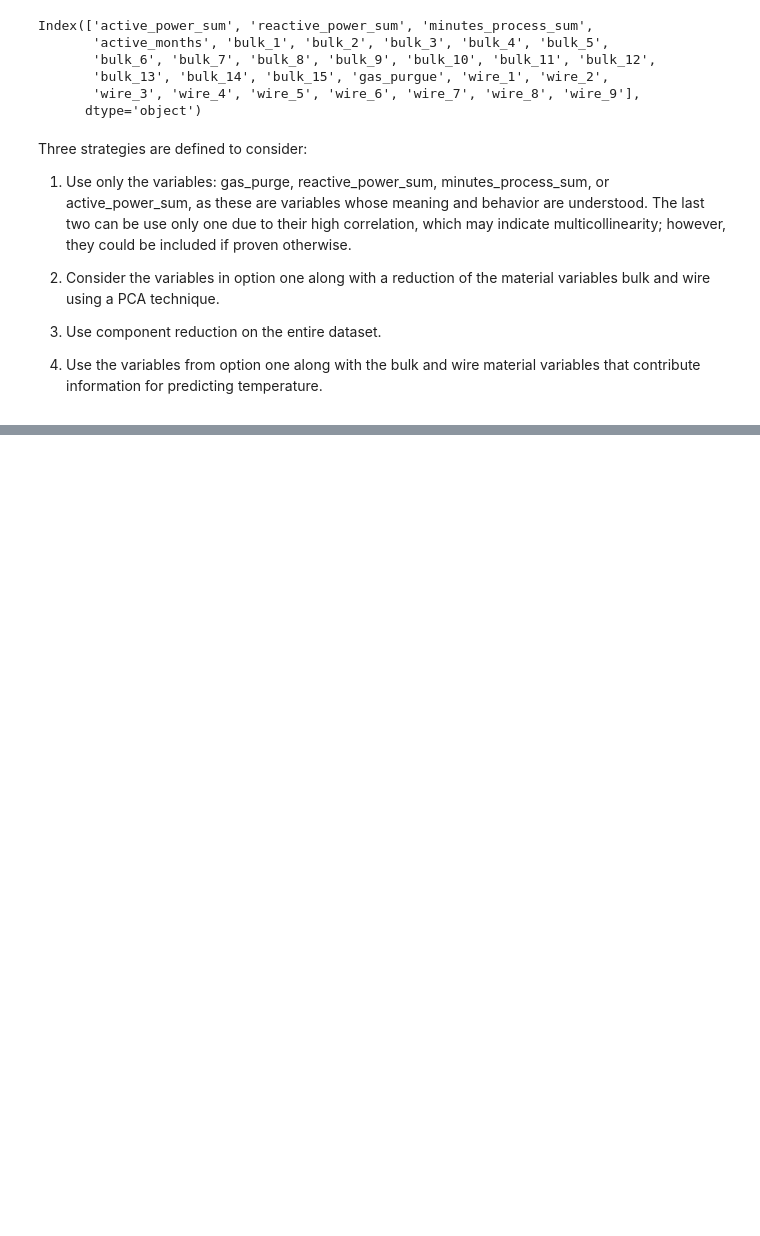
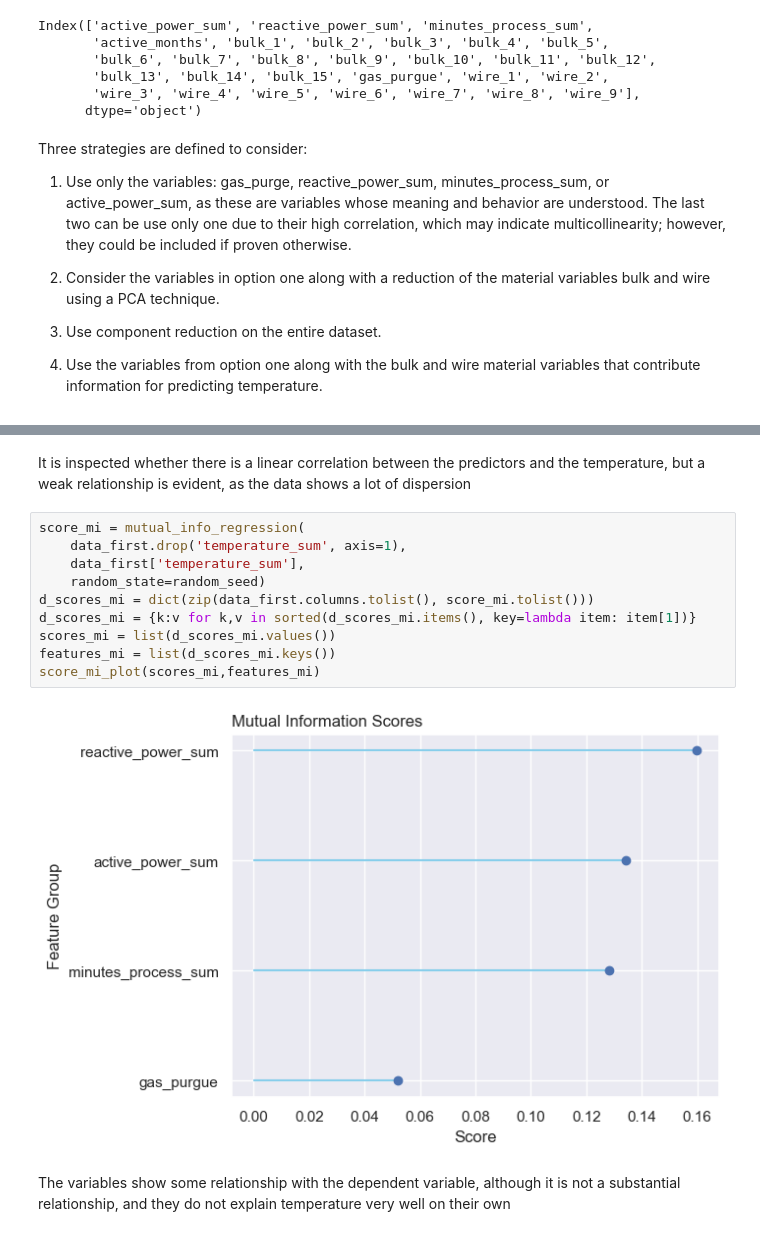
Before and after one commit to Kaiziferr/optimal_steel_temperature, a Jupyter notebook: models/select_best_features.ipynb, the cells around one changed output, grey strips where cells are left out. Saved outputs shown, nothing was run; the diff lists cells and outputs as text; blank space fills up the shorter version.

```diff
--- a/models/select_best_features.ipynb
+++ b/models/select_best_features.ipynb
@@ -199,0 +248,16 @@ Three strategies are defined to consider:
+# %% [markdown]
+It is inspected whether there is a linear correlation between the predictors and the temperature, but a weak relationship is evident, as the data shows a lot of dispersion
+# %%
+score_mi = mutual_info_regression(
+    data_first.drop('temperature_sum', axis=1),
+    data_first['temperature_sum'],
+    random_state=random_seed)
+d_scores_mi = dict(zip(data_first.columns.tolist(), score_mi.tolist()))
+d_scores_mi = {k:v for k,v in sorted(d_scores_mi.items(), key=lambda item: item[1])}
+scores_mi = list(d_scores_mi.values())
+features_mi = list(d_scores_mi.keys())
+score_mi_plot(scores_mi,features_mi)
+# %% [output]
+[figure, added]
+# %% [markdown]
+The variables show some relationship with the dependent variable, although it is not a substantial relationship, and they do not explain temperature very well on their own
```
Also changed, not shown: parts of 43 cells of this notebook.
